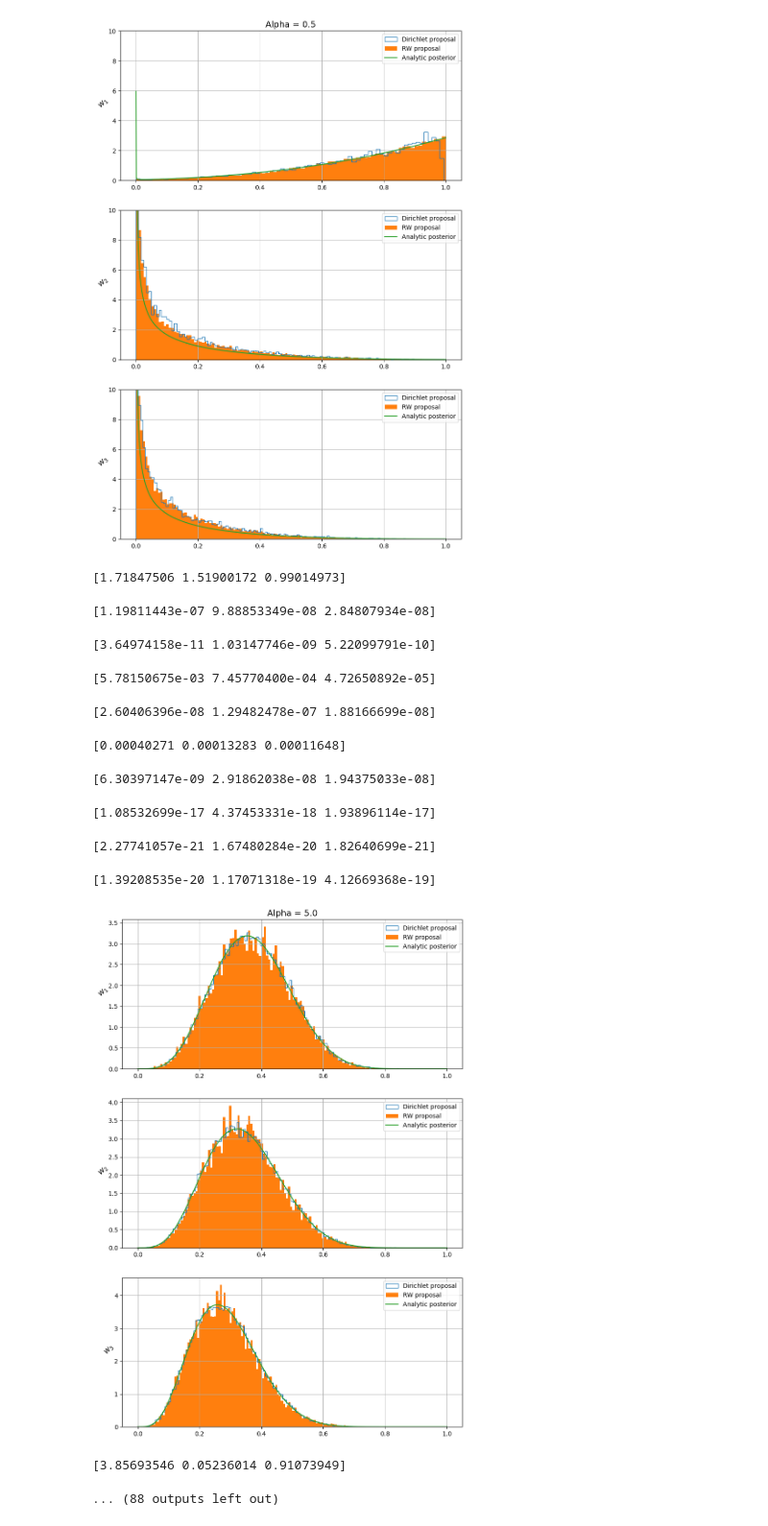
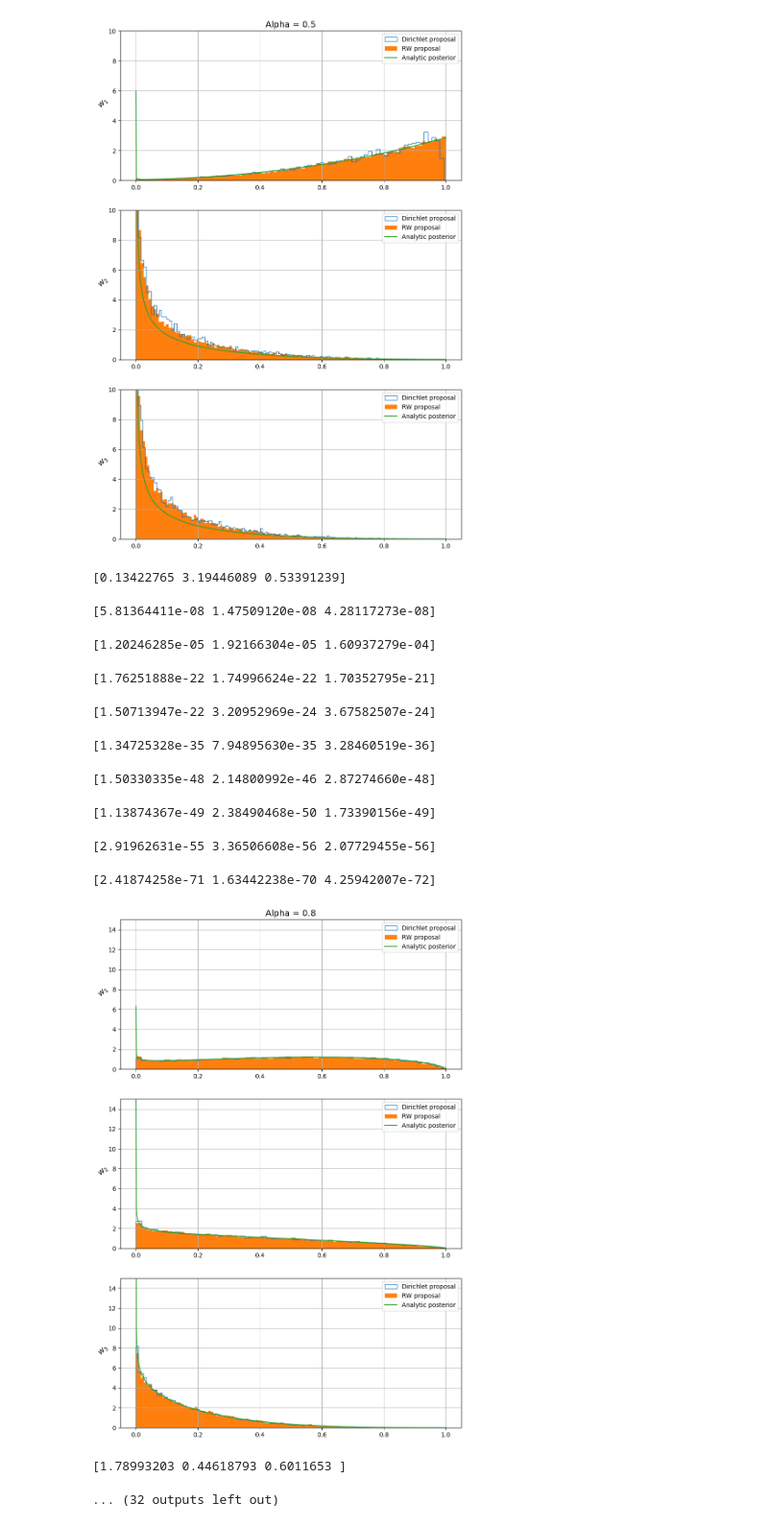
Before and after one commit to marcgrillo/dirichlet, a Jupyter notebook: notebook3.ipynb, the cells around one changed output. Shown at 96% size. Saved outputs shown, nothing was run; the diff lists cells and outputs as text; code cells hidden in the pictures.

Commit message:
new plots2

```diff
--- a/notebook3.ipynb
+++ b/notebook3.ipynb
@@ -175,7 +175,7 @@ plt.close()
 [figure]
 # %%
 
-for a in [5,3,2,1.7,1.5,1.4,1.3,1.2,1.1,1.0,0.9,0.8, 0.7, 0.6, 0.5]:
+for a in [0.8, 0.7, 0.6, 0.5]:
     alpha = np.ones(n_pars)*a
     alpha_prop = alpha
     samples = sampling(n, xt, alpha, alpha_prop)
@@ -189,44 +189,44 @@ for a in [5,3,2,1.7,1.5,1.4,1.3,1.2,1.1,1.0,0.9,0.8, 0.7, 0.6, 0.5]:
         x,y = an_post(i, 100, xt, alpha)
         anal_x.append(x)
         anal.append(y)
 
     fig, axs = plt.subplots( n_pars, figsize = [10,15] )
     w = samples
     w2 = samples2
     x = np.arange(0, len(w[0]))
     for i in range(n_pars):
         axs[i].hist(np.transpose(w)[i], bins = 'auto', histtype='step', density = True, label = 'Dirichlet proposal')
         axs[i].hist(np.transpose(w2)[i], bins = 'auto', density = True, label = 'RW proposal')
         axs[i].set_ylabel(f'$w_{i+1}$', rotation = 45, size = '13')
         #axs[i].plot(anal_x[i], anal[i], label = 'Numerical posterior')
         if i == 0 :
             xx = np.linspace(1e-6,1,1000)
             axs[i].plot(xx, w1_post(xx, alpha, xt), label = 'Analytic posterior')
         if i == 1 :
             xx = np.linspace(1e-6,1,1000)
             axs[i].plot(xx, w2_post(xx, alpha, xt), label = 'Analytic posterior')
         if i == 2 :
             xx = np.linspace(1e-6,1,1000)
             axs[i].plot(xx, w3_post(xx, alpha, xt), label = 'Analytic posterior')
         axs[i].grid()
         axs[i].legend()
         if a < 1:
-            if i > 0 : axs[i].set_ylim([0,15])
+            axs[i].set_ylim([0,15])
     axs[0].set_title(f'Alpha = {alpha[0]}', size = 14)
     plt.savefig('Alpha'+str(alpha[0])+'_third_sameA.png')
     plt.show()
     plt.close()
 # %% [output]
-[1.71847506 1.51900172 0.99014973]
+[0.13422765 3.19446089 0.53391239]
-[1.19811443e-07 9.88853349e-08 2.84807934e-08]
+[5.81364411e-08 1.47509120e-08 4.28117273e-08]
-[3.64974158e-11 1.03147746e-09 5.22099791e-10]
+[1.20246285e-05 1.92166304e-05 1.60937279e-04]
-[5.78150675e-03 7.45770400e-04 4.72650892e-05]
+[1.76251888e-22 1.74996624e-22 1.70352795e-21]
-[2.60406396e-08 1.29482478e-07 1.88166699e-08]
+[1.50713947e-22 3.20952969e-24 3.67582507e-24]
-[0.00040271 0.00013283 0.00011648]
+[1.34725328e-35 7.94895630e-35 3.28460519e-36]
-[6.30397147e-09 2.91862038e-08 1.94375033e-08]
+[1.50330335e-48 2.14800992e-46 2.87274660e-48]
-[1.08532699e-17 4.37453331e-18 1.93896114e-17]
+[1.13874367e-49 2.38490468e-50 1.73390156e-49]
-[2.27741057e-21 1.67480284e-20 1.82640699e-21]
+[2.91962631e-55 3.36506608e-56 2.07729455e-56]
-[1.39208535e-20 1.17071318e-19 4.12669368e-19]
+[2.41874258e-71 1.63442238e-70 4.25942007e-72]
-[figure, old version]
+[figure, new version]
-[3.85693546 0.05236014 0.91073949]
+[1.78993203 0.44618793 0.6011653 ]
-... (88 outputs left out)
+... (32 outputs left out)
```
Also changed, not shown: 4 other files.
